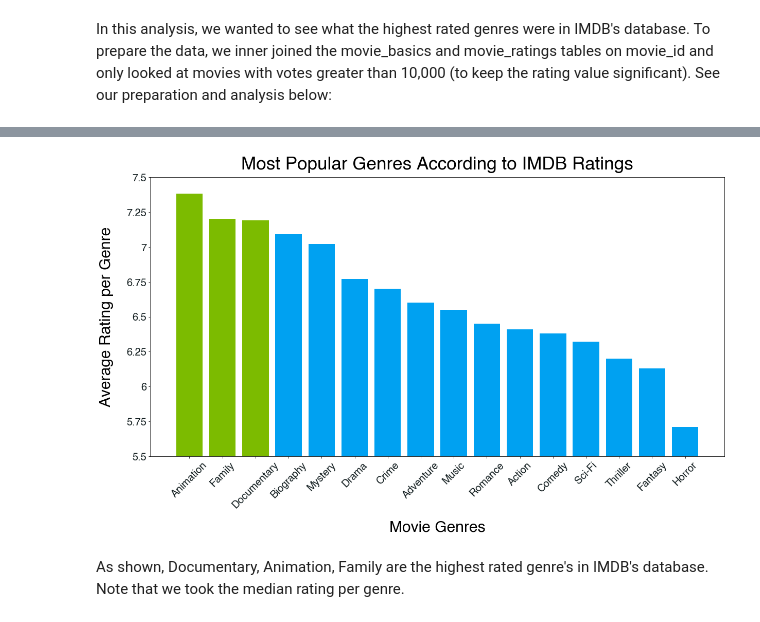
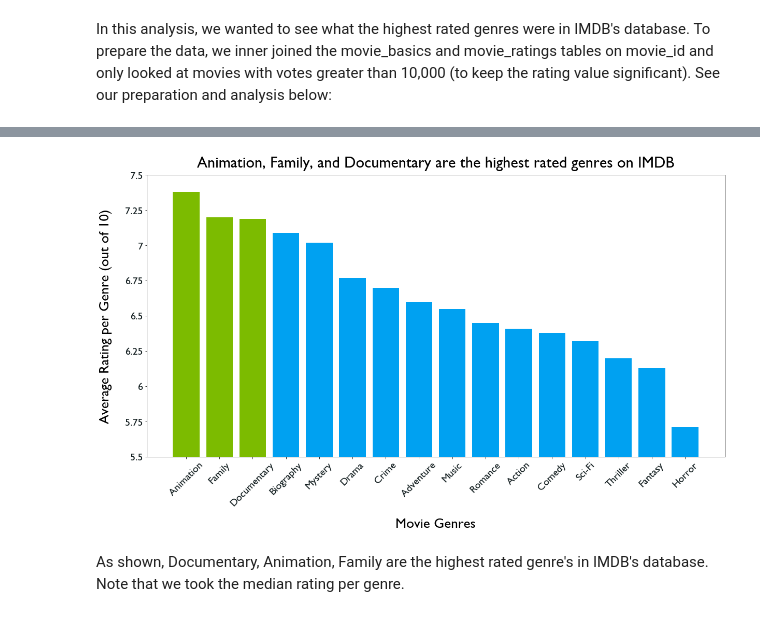
Before and after one commit to dermothethird/Microsoft-Movie-Studios-Project, a Jupyter notebook: final_project.ipynb, the cells around one changed output, grey strips where cells are left out. Saved outputs shown, nothing was run; the diff lists cells and outputs as text; code cells hidden in the pictures.

```diff
--- a/final_project.ipynb
+++ b/final_project.ipynb
@@ -183,5 +183,3 @@ imdb_genre_df['main_genre'] = imdb_genre_df['genres'].str.split(",").str[0]
 # %%
 # Group by genre and find the average rating per genre using median
 imdb_pop_genre_df = imdb_genre_df.groupby(by='main_genre').mean().sort_values(by='averagerating', ascending=False).reset_index()
-# %%
-plt.rcParams['font.sans-serif']
@@ -200,30 +186,30 @@ plt.rcParams['font.sans-serif']
 # %%
 # Create variables for chart
 imdb_genre_x = imdb_pop_genre_df['main_genre']
 imdb_rating_y = round(imdb_pop_genre_df['averagerating'],2)
 y_ticks = [5.5, 5.75, 6, 6.25, 6.5, 6.75, 7, 7.25, 7.5]
 c = ['#7CBB00', '#7CBB00', '#7CBB00', '#00A1F1', '#00A1F1', '#00A1F1', '#00A1F1', '#00A1F1', '#00A1F1', '#00A1F1', '#00A1F1', '#00A1F1', '#00A1F1', '#00A1F1', '#00A1F1', '#00A1F1']
 
 # Change font family
-plt.rcParams.update({'font.family':'Helvetica'})
+plt.rcParams.update({'font.family':'Gill Sans'})
 
 # Create bar chart
 fig, ax = plt.subplots(figsize = (20,10))
 
 bars = ax.bar(imdb_genre_x, imdb_rating_y, color=c)
-ax.set_xlabel('Movie Genres', fontsize=30, labelpad=20)
-ax.set_ylabel('Average Rating per Genre', fontsize=30, labelpad=25)
-ax.set_title('Most Popular Genres According to IMDB Ratings', fontsize=35, pad=15)
+ax.set_xlabel('Movie Genres', fontsize=27, labelpad=20)
+ax.set_ylabel('Average Rating per Genre (out of 10)', fontsize=27, labelpad=25)
+ax.set_title('Animation, Family, and Documentary are the highest rated genres on IMDB', fontsize=30, pad=15)
 ax.set_ylim(5.5, 7.5, .5)
 ax.set_yticks(y_ticks)
 ax.set_yticklabels(y_ticks, fontsize=20, color='#152022')
 ax.set_xticks(imdb_genre_x)
 ax.set_xticklabels(imdb_genre_x, fontsize=20, rotation=45, color='#152022');
 #for bar in bars:
 #    yval = bar.get_height()
 #    plt.text(bar.get_x(), yval + .015, yval, fontsize=15)
 # %% [output]
-[figure, old version]
+[figure, new version]
 # %% [markdown]
 As shown, Documentary, Animation, Family are the highest rated genre's in IMDB's database. Note that we took the median rating per genre.
 # %% [markdown]
```
Also changed, not shown: parts of 21 cells of this notebook.
